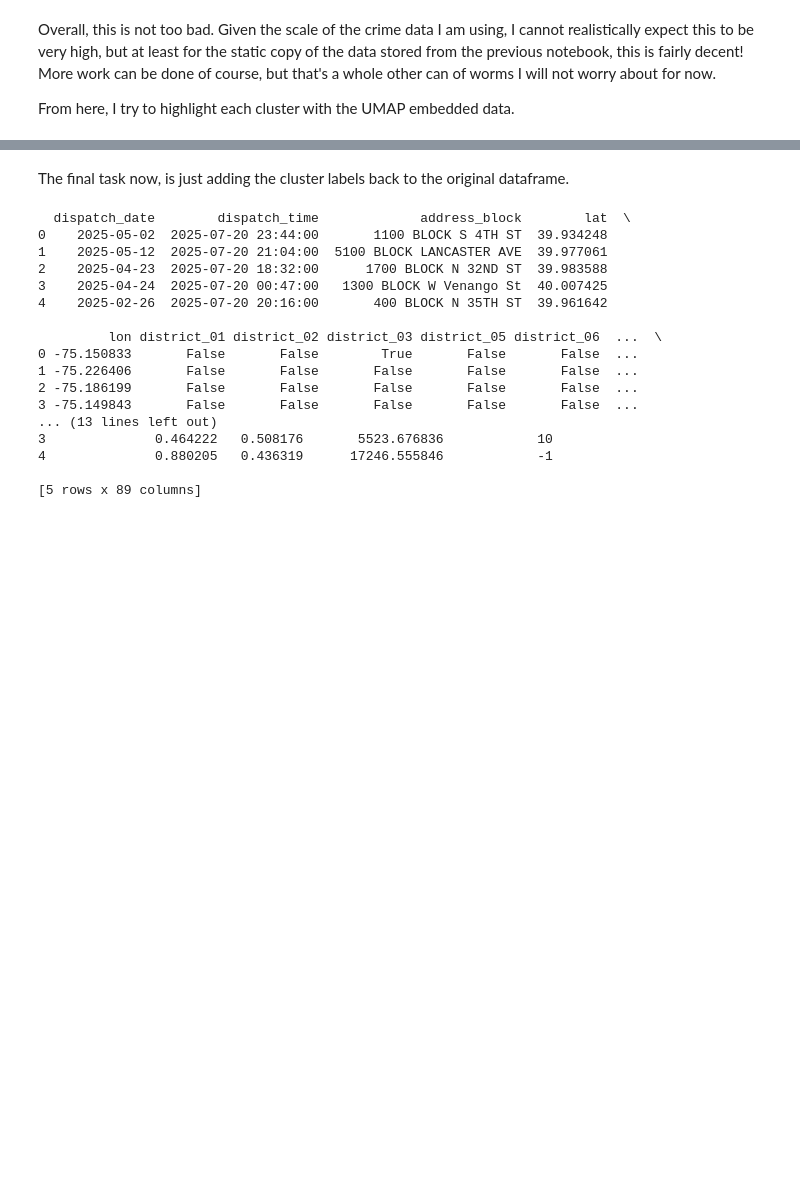
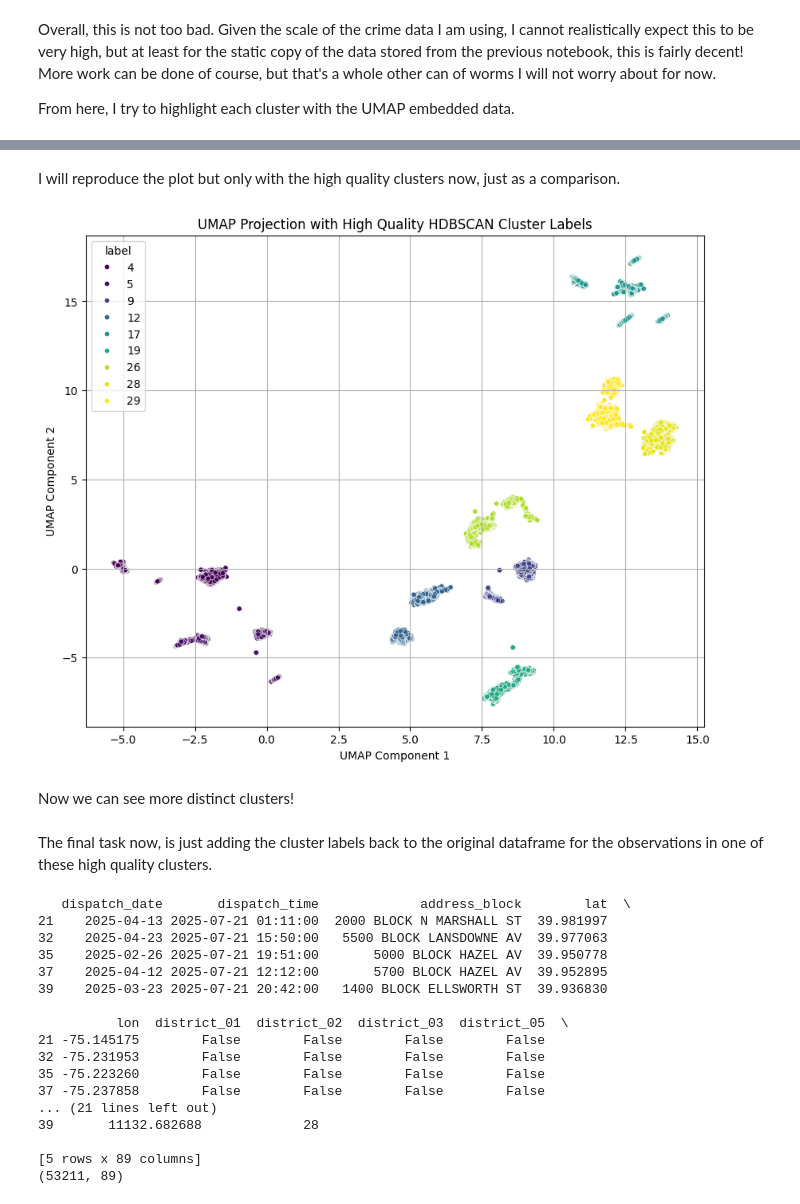
Before and after one commit to kgw220/crime-nexus, a Jupyter notebook: experimental/preprocess_reduce_cluster_data.ipynb, the cells around one changed output, grey strips where cells are left out. Drawn from its saved outputs; the diff is of its cells as text; code cells hidden in the pictures; blank space fills up the shorter version.

```diff
--- a/experimental/preprocess_reduce_cluster_data.ipynb
+++ b/experimental/preprocess_reduce_cluster_data.ipynb
@@ -216,0 +219,16 @@ Admittedly, this plot is not the best. Since there are so many clusters, it is h
+# %%
+# Get the cluster probabilities for each observation
+probs = clusterer.probabilities_
+
+# Create a DataFrame with labels and probabilities
+prob_df = pd.DataFrame({'label': labels, 'probability': probs})
+
+# Exclude noise
+prob_df = prob_df[(prob_df['label'] != -1)]
+
+# Compute mean probability for each cluster
+mean_probs = prob_df.groupby('label')['probability'].mean().sort_values(ascending=False)
+
+# Filter clusters with mean probability over the threshold and sort descending
+high_quality_clusters = mean_probs[mean_probs > PROBABILITY_THRESHOLD]
+print(high_quality_clusters)
@@ -217,29 +247,60 @@ Admittedly, this plot is not the best. Since there are so many clusters, it is h
+# %% [markdown]
+I will reproduce the plot but only with the high quality clusters now, just as a comparison.
+# %%
+# Assign cluster labels to the embedded data
+df_embedding_labeled_hq = df_embedding_labeled[df_embedding_labeled["label"].isin(high_quality_clusters.index)]
+
+# Plot the filtered embedded data with cluster labels
+plt.figure(figsize=(10, 8))
+sns.scatterplot(
+    x="UMAP Component 1",
+    y="UMAP Component 2",
+    hue="label",
+    data=df_embedding_labeled_hq,
+    palette="viridis",
+    s=20,
+    legend="full",
+)
+plt.title("UMAP Projection with High Quality HDBSCAN Cluster Labels")
+plt.xlabel("UMAP Component 1")
+plt.ylabel("UMAP Component 2")
+plt.grid(True)
+plt.show()
+# %% [output]
+[figure, added]
+# %% [markdown]
+Now we can see more distinct clusters!
 # %% [markdown]
-The final task now, is just adding the cluster labels back to the original dataframe.
+The final task now, is just adding the cluster labels back to the original dataframe for the
+observations in one of these high quality clusters.
 # %%
 # Adding a new cluster label column to the original dataframe, `df`, without the
 # scaled data. This is for the final bit of EDA, and we do not want to perform
 # that with the scaled data.
 
 df["cluster_label"] = labels
+
+# Subset to only the high quality clusters
+df = df[df["cluster_label"].isin(high_quality_clusters.index)]
 print(df.head())
+print(df.shape)
 # %% [output]
-  dispatch_date        dispatch_time             address_block        lat  \
-0    2025-05-02  2025-07-20 23:44:00       1100 BLOCK S 4TH ST  39.934248
-1    2025-05-12  2025-07-20 21:04:00  5100 BLOCK LANCASTER AVE  39.977061
-2    2025-04-23  2025-07-20 18:32:00      1700 BLOCK N 32ND ST  39.983588
-3    2025-04-24  2025-07-20 00:47:00   1300 BLOCK W Venango St  40.007425
-4    2025-02-26  2025-07-20 20:16:00       400 BLOCK N 35TH ST  39.961642
+   dispatch_date       dispatch_time             address_block        lat  \
+21    2025-04-13 2025-07-21 01:11:00  2000 BLOCK N MARSHALL ST  39.981997
+32    2025-04-23 2025-07-21 15:50:00   5500 BLOCK LANSDOWNE AV  39.977063
+35    2025-02-26 2025-07-21 19:51:00       5000 BLOCK HAZEL AV  39.950778
+37    2025-04-12 2025-07-21 12:12:00       5700 BLOCK HAZEL AV  39.952895
+39    2025-03-23 2025-07-21 20:42:00   1400 BLOCK ELLSWORTH ST  39.936830
 
-         lon district_01 district_02 district_03 district_05 district_06  ...  \
-0 -75.150833       False       False        True       False       False  ...
-1 -75.226406       False       False       False       False       False  ...
-2 -75.186199       False       False       False       False       False  ...
-3 -75.149843       False       False       False       False       False  ...
-... (13 lines left out)
-3              0.464222   0.508176       5523.676836            10
-4              0.880205   0.436319      17246.555846            -1
+          lon  district_01  district_02  district_03  district_05  \
+21 -75.145175        False        False        False        False
+32 -75.231953        False        False        False        False
+35 -75.223260        False        False        False        False
+37 -75.237858        False        False        False        False
+... (21 lines left out)
+39       11132.682688             28
 
 [5 rows x 89 columns]
+(53211, 89)
 # %%
 # Save the data with the cluster labels (doing both .csv and .pkl for flexability)
```
Also changed, not shown: parts of 11 cells of this notebook, 7 other files.
